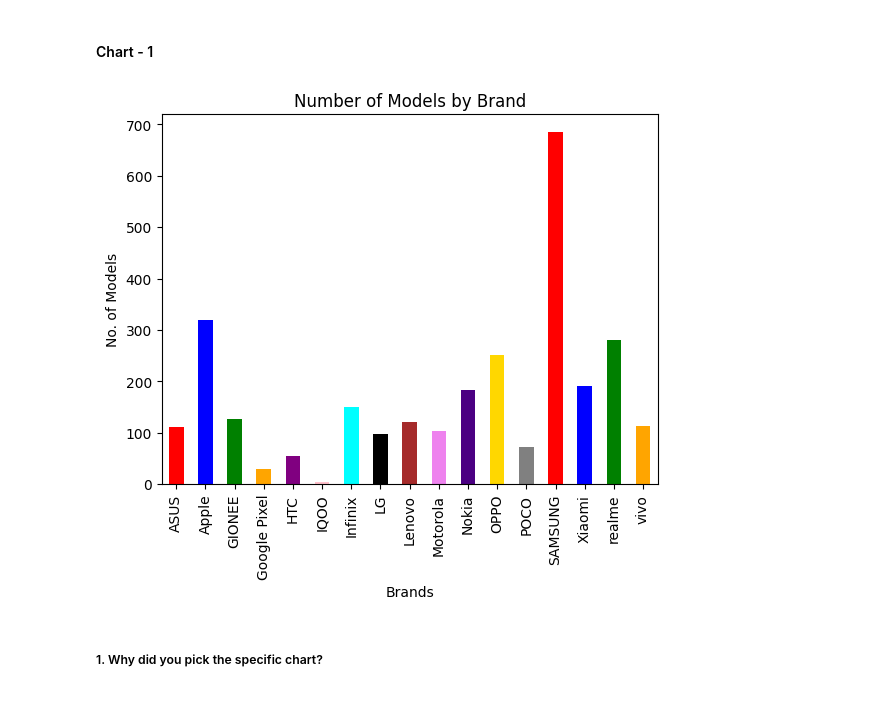
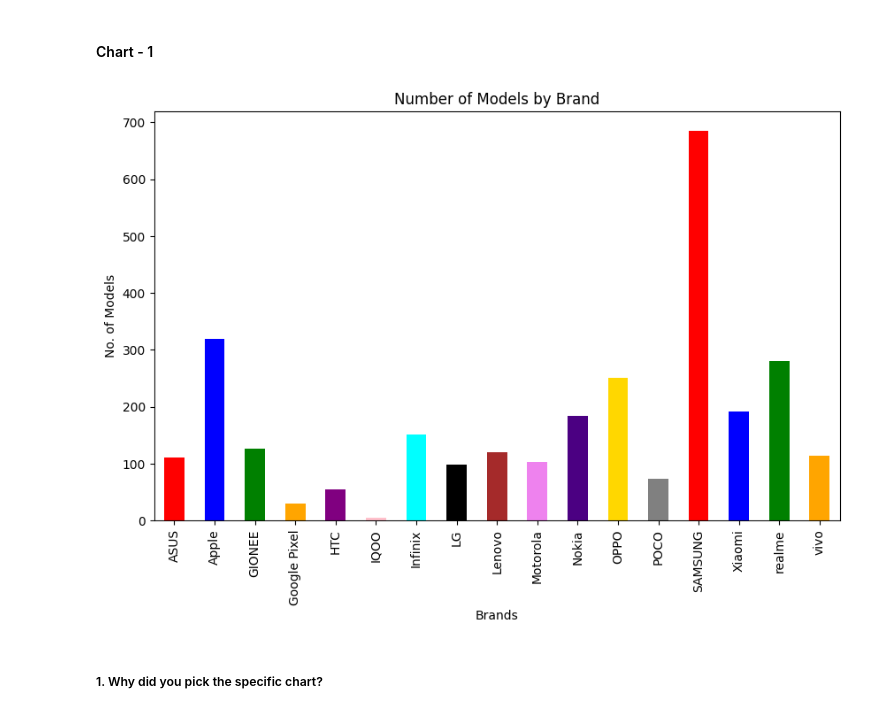
Before and after one commit to anujpurohit0501/flipkart-mobile-eda, a Jupyter notebook: Flipkart_Mobile_EDA.ipynb, the cells around one changed output. Saved outputs shown, nothing was run; the diff lists cells and outputs as text; code cells hidden in the pictures.

```diff
--- a/Flipkart_Mobile_EDA.ipynb
+++ b/Flipkart_Mobile_EDA.ipynb
@@ -253,16 +254,17 @@ Answer Here.
 # %%
 # Chart - 1 visualization code
 
 # Number of Mobiles by Brand
 x=df.groupby('Brand').size()
 c=['red','blue','green','orange','purple','pink','cyan','black','brown','violet','indigo','gold','grey']
+plt.figure(figsize=(10,6))
 x.plot(kind='bar',color=c)
 plt.xlabel('Brands')
 plt.ylabel('No. of Models')
 plt.title('Number of Models by Brand')
 plt.show()
 # %% [output]
-[figure, old version]
+[figure, new version]
 # %% [markdown]
 ##### 1. Why did you pick the specific chart?
 # %% [markdown]
```
Also changed, not shown: parts of 32 cells of this notebook.
